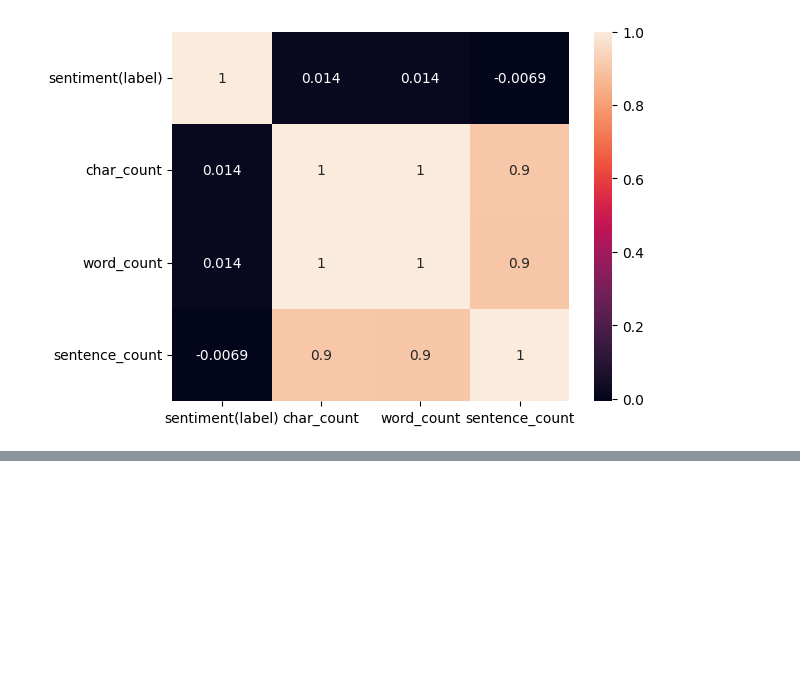
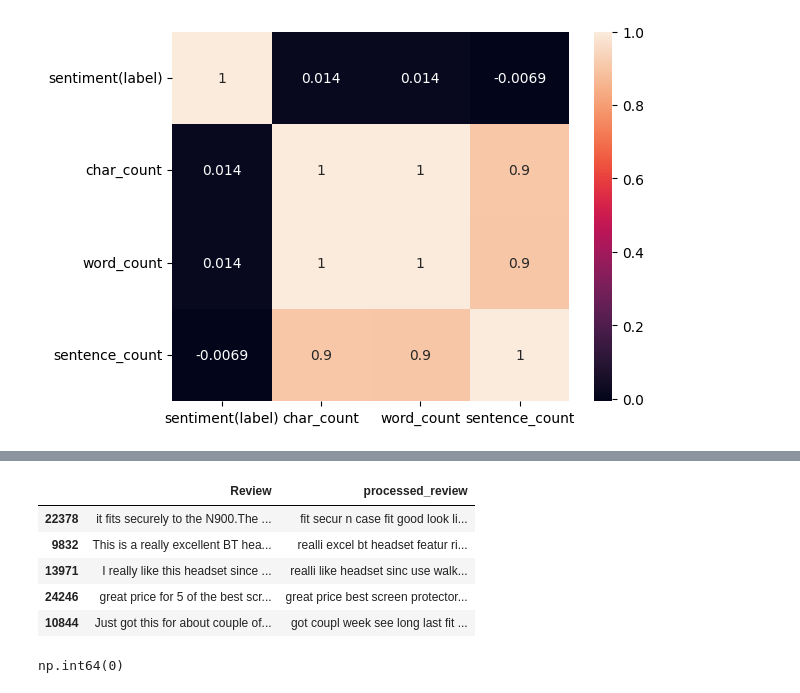
Before and after one commit to Omkar-Arch/AMAZON-REVIEW-SENTIMENT-ANALYSIS, a Jupyter notebook: notebook2.ipynb, the cells around one changed output, grey strips where cells are left out. Drawn from its saved outputs; the diff is of its cells as text; code cells hidden in the pictures; blank space fills up the shorter version.

Commit message:
Phase 3 completed: text preprocessing

```diff
--- a/notebook2.ipynb
+++ b/notebook2.ipynb
@@ -242,0 +247,30 @@ sns.heatmap(df[['sentiment(label)', 'char_count', 'word_count', 'sentence_count'
+# %%
+import re
+from nltk.corpus import stopwords
+from nltk.stem import PorterStemmer
+# Initializing stopword list and stemming object
+
+stop_words = set(stopwords.words('english'))
+ps = PorterStemmer()
+# %%
+# Function to preprocess reviews by performing:
+# 1. Lowercasing
+# 2. Removing special characters and numbers
+# 3. Stopword removal
+# 4. Stemming
+
+def transform_review(review):
+
+    review = str(review).lower()
+
+    review = re.sub(r'[^a-zA-Z\s]', ' ', review)
+
+    words = review.split()
+
+    words = [
+        ps.stem(word)
+        for word in words
+        if word not in stop_words
+    ]
+
+    return " ".join(words)
@@ -242,0 +317,4 @@ sns.heatmap(df[['sentiment(label)', 'char_count', 'word_count', 'sentence_count'
+# %%
+%%time
+
+df_small['processed_review'] = df_small['Review'].apply(transform_review)
@@ -242,0 +324,13 @@ sns.heatmap(df[['sentiment(label)', 'char_count', 'word_count', 'sentence_count'
+# %%
+df_small[['Review', 'processed_review']].sample(5)
+# %% [output]
+|  | Review | processed_review |
+| 22378 | it fits securely to the N900.The ... | fit secur n case fit good look li... |
+| 9832 | This is a really excellent BT hea... | realli excel bt headset featur ri... |
+| 13971 | I really like this headset since ... | realli like headset sinc use walk... |
+| 24246 | great price for 5 of the best scr... | great price best screen protector... |
+| 10844 | Just got this for about couple of... | got coupl week see long last fit ... |
+# %%
+df_small['processed_review'].isnull().sum()
+# %% [output]
+np.int64(0)
```
Also changed, not shown: parts of 11 cells of this notebook, 1 other file.
